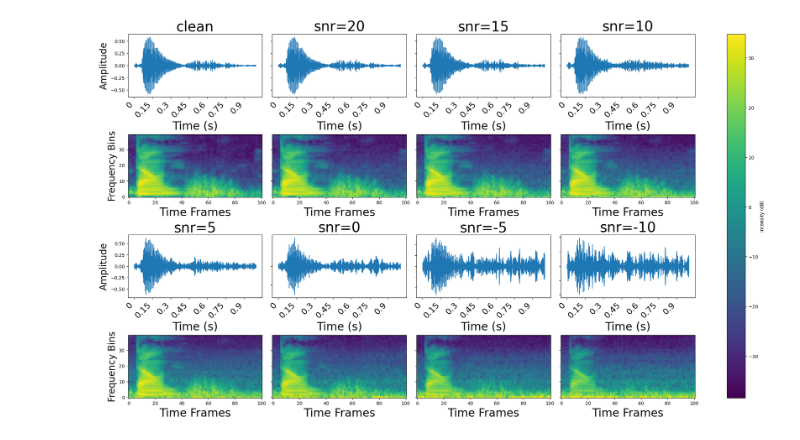
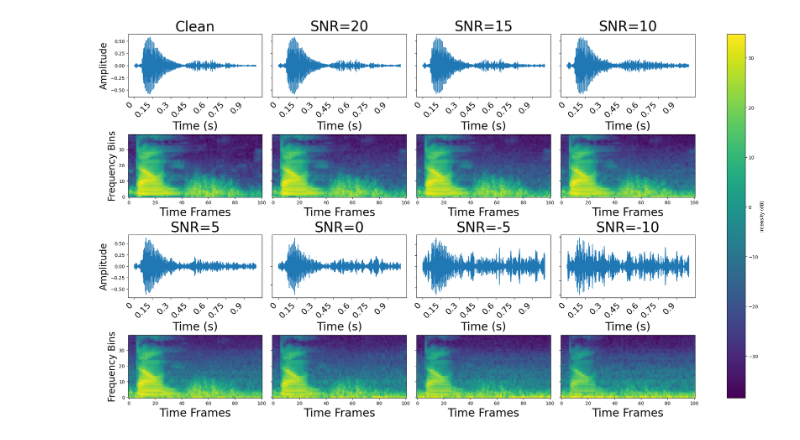
Before and after one commit to KokyoK/Lege_KWS_customize, a Jupyter notebook: vis.ipynb, the cells around one changed output. Drawn from its saved outputs; the diff is of its cells as text; code cells hidden in the pictures.

```diff
--- a/vis.ipynb
+++ b/vis.ipynb
@@ -60,32 +60,32 @@ def plot_audio_and_spectrogram(wav_files, spec_files, titles):
 
 # 使用例子：
 N=1
 t="Test"
 # snr = [20,15,10,5,0]
 snr = [20,15,10,5,0,-5,-10]
-titles = ["clean"] + [f"snr={s}" for s in snr]
+titles = ["Clean"] + [f"SNR={s}" for s in snr]
 file_name = "down_cd7f8c1b_nohash_2"
 wav_files = [f'dataset/google_noisy/NGSCD/{t}/clean{N}/{file_name}.wav',
             f'dataset/google_noisy/NGSCD/{t}/N{N}_SNR{snr[0]}/{file_name}.wav',
             f'dataset/google_noisy/NGSCD/{t}/N{N}_SNR{snr[1]}/{file_name}.wav',
             f'dataset/google_noisy/NGSCD/{t}/N{N}_SNR{snr[2]}/{file_name}.wav',
             f'dataset/google_noisy/NGSCD/{t}/N{N}_SNR{snr[3]}/{file_name}.wav',
             f'dataset/google_noisy/NGSCD/{t}/N{N}_SNR{snr[4]}/{file_name}.wav',
             f'dataset/google_noisy/NGSCD/{t}/N{N}_SNR{snr[5]}/{file_name}.wav',
             f'dataset/google_noisy/NGSCD/{t}/N{N}_SNR{snr[6]}/{file_name}.wav',
 #             f'dataset/google_noisy/NGSCD/{t}/N{N}_SNR{snr[7]}/{file_name}.wav'
             ]
 
 spec_files = [f'dataset/google_noisy/NGSCD_SPEC/{t}/clean{N}/{file_name}.pt',
              f'dataset/google_noisy/NGSCD_SPEC/{t}/N{N}_SNR{snr[0]}/{file_name}.pt',
              f'dataset/google_noisy/NGSCD_SPEC/{t}/N{N}_SNR{snr[1]}/{file_name}.pt',
              f'dataset/google_noisy/NGSCD_SPEC/{t}/N{N}_SNR{snr[2]}/{file_name}.pt',
              f'dataset/google_noisy/NGSCD_SPEC/{t}/N{N}_SNR{snr[3]}/{file_name}.pt',
              f'dataset/google_noisy/NGSCD_SPEC/{t}/N{N}_SNR{snr[4]}/{file_name}.pt',
              f'dataset/google_noisy/NGSCD_SPEC/{t}/N{N}_SNR{snr[5]}/{file_name}.pt',
              f'dataset/google_noisy/NGSCD_SPEC/{t}/N{N}_SNR{snr[6]}/{file_name}.pt',
 #              f'dataset/google_noisy/NGSCD_SPEC/{t}/N{N}_SNR{snr[7]}/{file_name}.pt'
              ]
 plot_audio_and_spectrogram(wav_files, spec_files,titles)
 # %% [output]
-[figure, old version]
+[figure, new version]
```
Also changed, not shown: parts of 2 cells of this notebook, 11 other files.
